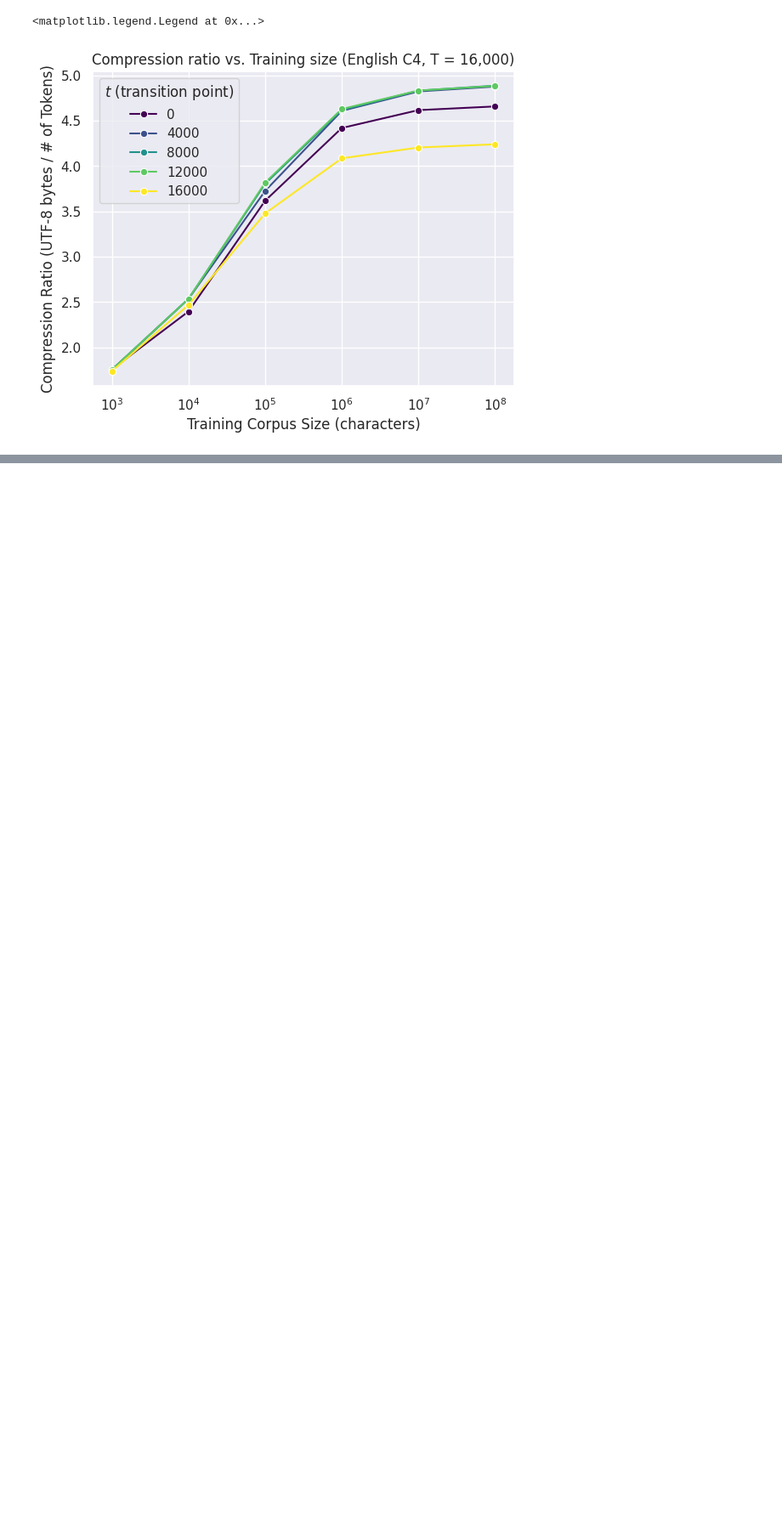
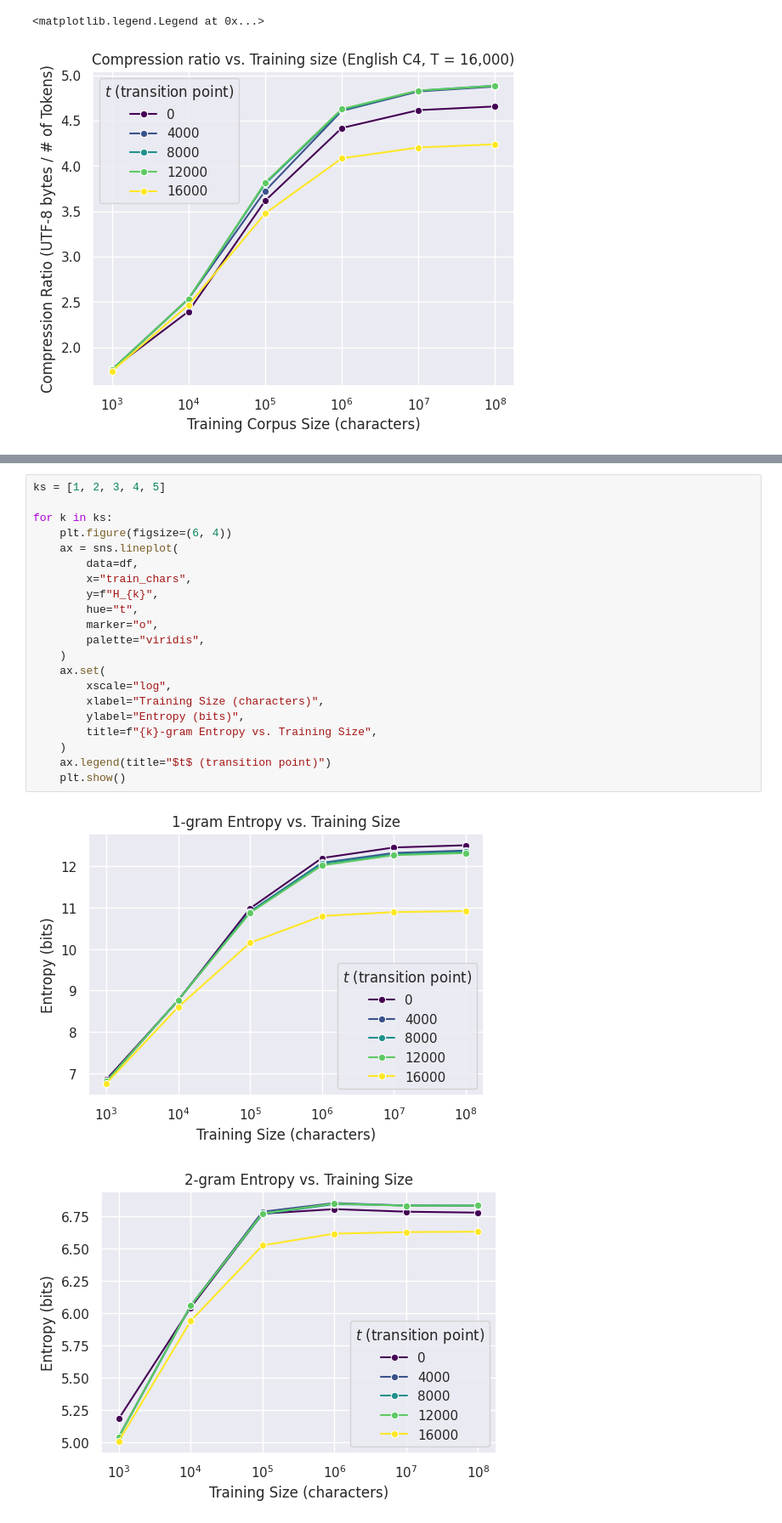
Before and after one commit to vincentczhou/cse493s-spring26-project, a Jupyter notebook: notebooks/figures.ipynb, the cells around one changed output, grey strips where cells are left out. Shown at 85% size. Drawn from its saved outputs; the diff is of its cells as text; blank space fills up the shorter version.

Commit message:
finished figures 4a and 8: entropy and capacity utilization

```diff
--- a/notebooks/figures.ipynb
+++ b/notebooks/figures.ipynb
@@ -56,0 +65,24 @@ ax.legend(title="$t$ (transition point)")
+# %%
+ks = [1, 2, 3, 4, 5]
+
+for k in ks:
+    plt.figure(figsize=(6, 4))
+    ax = sns.lineplot(
+        data=df,
+        x="train_chars",
+        y=f"H_{k}",
+        hue="t",
+        marker="o",
+        palette="viridis",
+    )
+    ax.set(
+        xscale="log",
+        xlabel="Training Size (characters)",
+        ylabel="Entropy (bits)",
+        title=f"{k}-gram Entropy vs. Training Size",
+    )
+    ax.legend(title="$t$ (transition point)")
+    plt.show()
+# %% [output]
+[figure, added]
+[figure, added]
```
Also changed, not shown: parts of 8 cells of this notebook.
